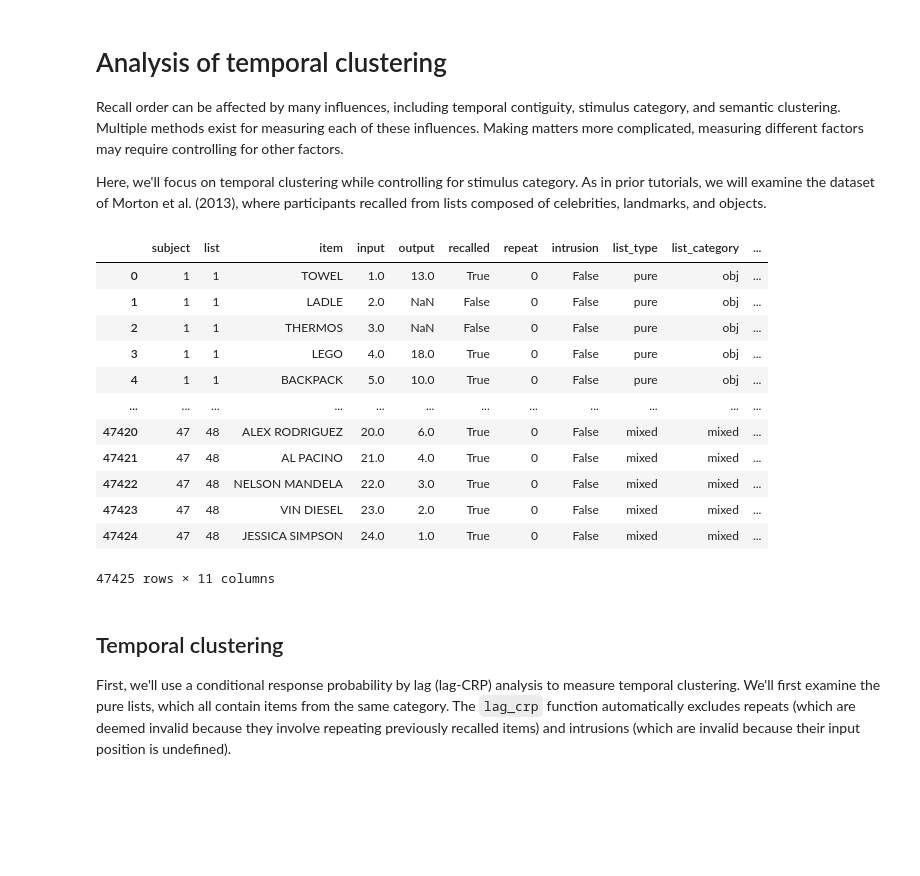
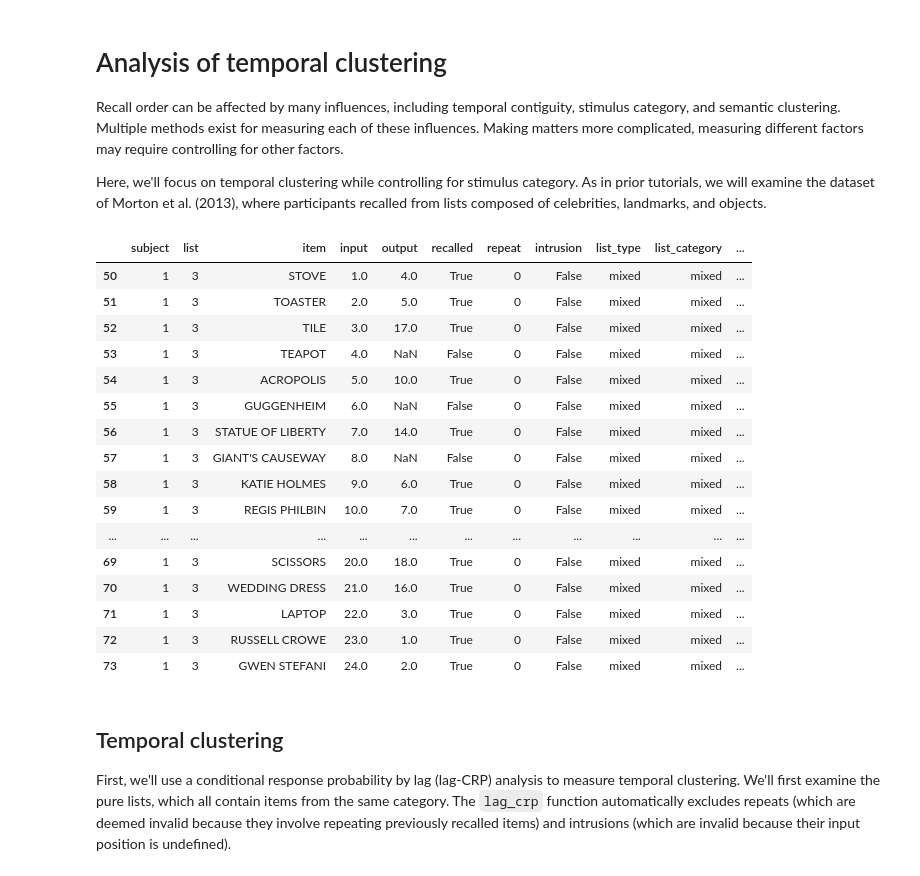
Before and after one commit to mortonne/psifr-notebooks, a Jupyter notebook: demo_clustering.ipynb, the cells around one changed output. Drawn from its saved outputs; the diff is of its cells as text; code cells hidden in the pictures; blank space fills up the shorter version.

```diff
--- a/demo_clustering.ipynb
+++ b/demo_clustering.ipynb
@@ -5,19 +5,11 @@ Recall order can be affected by many influences, including temporal contiguity,
 
 Here, we'll focus on temporal clustering while controlling for stimulus category. As in prior tutorials, we will examine the dataset of Morton et al. (2013), where participants recalled from lists composed of celebrities, landmarks, and objects.
 # %%
-import os
-import sys
-import numpy as np
+import pkg_resources
 import pandas as pd
-import matplotlib.pyplot as plt
 import seaborn as sns
-import importlib
-
-module_path = '/Users/morton/PycharmProjects/psifr'
-if module_path not in sys.path:
-    sys.path.append(module_path)
 from psifr import fr
-data_file = os.path.join(module_path, 'data', 'cfr_raw_data.csv')
+data_file = pkg_resources.resource_filename('psifr', 'data/Morton2013.csv')
 # %%
 df = pd.read_csv(data_file, dtype={'category': 'category'})
 df.category.cat.as_ordered(inplace=True)
@@ -27,22 +19,26 @@ recall = df.query('trial_type == "recall"').copy()
 data = fr.merge_lists(study, recall,
                       list_keys=['list_type', 'list_category'],
                       study_keys=['category'])
-# %%
-data
-# %% [output]
-|  | subject | list | item | input | output | recalled | repeat | intrusion | list_type | list_category | ... |
-| 0 | 1 | 1 | TOWEL | 1.0 | 13.0 | True | 0 | False | pure | obj | ... |
-| 1 | 1 | 1 | LADLE | 2.0 | NaN | False | 0 | False | pure | obj | ... |
-| 2 | 1 | 1 | THERMOS | 3.0 | NaN | False | 0 | False | pure | obj | ... |
-| 3 | 1 | 1 | LEGO | 4.0 | 18.0 | True | 0 | False | pure | obj | ... |
-| 4 | 1 | 1 | BACKPACK | 5.0 | 10.0 | True | 0 | False | pure | obj | ... |
-| ... | ... | ... | ... | ... | ... | ... | ... | ... | ... | ... | ... |
-| 47420 | 47 | 48 | ALEX RODRIGUEZ | 20.0 | 6.0 | True | 0 | False | mixed | mixed | ... |
-| 47421 | 47 | 48 | AL PACINO | 21.0 | 4.0 | True | 0 | False | mixed | mixed | ... |
-| 47422 | 47 | 48 | NELSON MANDELA | 22.0 | 3.0 | True | 0 | False | mixed | mixed | ... |
-| 47423 | 47 | 48 | VIN DIESEL | 23.0 | 2.0 | True | 0 | False | mixed | mixed | ... |
-| 47424 | 47 | 48 | JESSICA SIMPSON | 24.0 | 1.0 | True | 0 | False | mixed | mixed | ... |
-47425 rows × 11 columns
+# %%
+data.loc[(data['subject'] == 1) & (data['list'] == 3)]
+# %% [output]
+|  | subject | list | item | input | output | recalled | repeat | intrusion | list_type | list_category | ... |
+| 50 | 1 | 3 | STOVE | 1.0 | 4.0 | True | 0 | False | mixed | mixed | ... |
+| 51 | 1 | 3 | TOASTER | 2.0 | 5.0 | True | 0 | False | mixed | mixed | ... |
+| 52 | 1 | 3 | TILE | 3.0 | 17.0 | True | 0 | False | mixed | mixed | ... |
+| 53 | 1 | 3 | TEAPOT | 4.0 | NaN | False | 0 | False | mixed | mixed | ... |
+| 54 | 1 | 3 | ACROPOLIS | 5.0 | 10.0 | True | 0 | False | mixed | mixed | ... |
+| 55 | 1 | 3 | GUGGENHEIM | 6.0 | NaN | False | 0 | False | mixed | mixed | ... |
+| 56 | 1 | 3 | STATUE OF LIBERTY | 7.0 | 14.0 | True | 0 | False | mixed | mixed | ... |
+| 57 | 1 | 3 | GIANT'S CAUSEWAY | 8.0 | NaN | False | 0 | False | mixed | mixed | ... |
+| 58 | 1 | 3 | KATIE HOLMES | 9.0 | 6.0 | True | 0 | False | mixed | mixed | ... |
+| 59 | 1 | 3 | REGIS PHILBIN | 10.0 | 7.0 | True | 0 | False | mixed | mixed | ... |
+| ... | ... | ... | ... | ... | ... | ... | ... | ... | ... | ... | ... |
+| 69 | 1 | 3 | SCISSORS | 20.0 | 18.0 | True | 0 | False | mixed | mixed | ... |
+| 70 | 1 | 3 | WEDDING DRESS | 21.0 | 16.0 | True | 0 | False | mixed | mixed | ... |
+| 71 | 1 | 3 | LAPTOP | 22.0 | 3.0 | True | 0 | False | mixed | mixed | ... |
+| 72 | 1 | 3 | RUSSELL CROWE | 23.0 | 1.0 | True | 0 | False | mixed | mixed | ... |
+| 73 | 1 | 3 | GWEN STEFANI | 24.0 | 2.0 | True | 0 | False | mixed | mixed | ... |
 # %% [markdown]
 ## Temporal clustering
 
```
Also changed, not shown: parts of 2 cells of this notebook.
